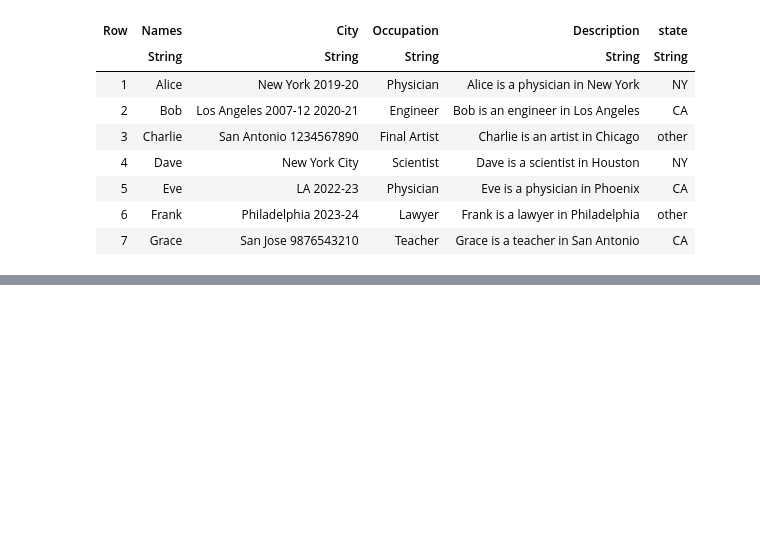
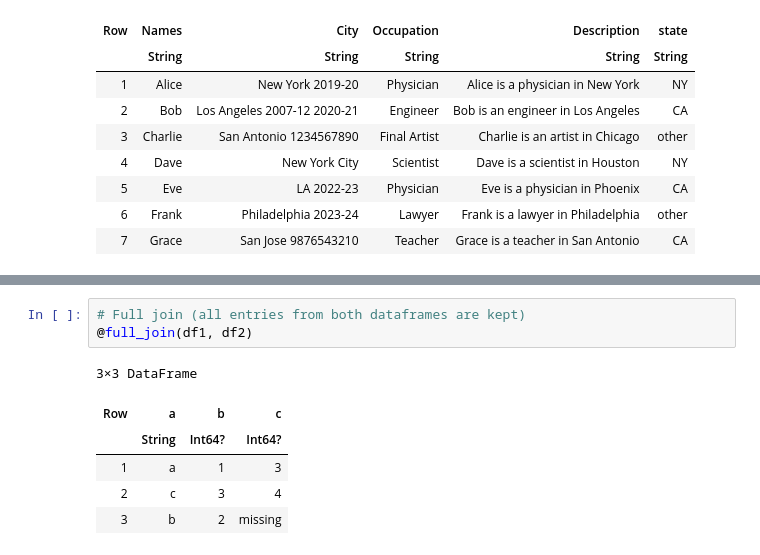
Before and after one commit to chlazaris/Julia_for_DS, a Jupyter notebook: Julia_Tidier.ipynb, the cells around one changed output, grey strips where cells are left out. Cells and saved outputs as stored; diff of their text form; blank space fills up the shorter version.

```diff
--- a/Julia_Tidier.ipynb
+++ b/Julia_Tidier.ipynb
@@ -580,0 +619,10 @@ end
+# %%
+# Full join (all entries from both dataframes are kept)
+@full_join(df1, df2)
+# %% [output]
+3×3 DataFrame
+| Row | a | b | c |
+|  | String | Int64? | Int64? |
+| 1 | a | 1 | 3 |
+| 2 | c | 3 | 4 |
+| 3 | b | 2 | missing |
```
Also changed, not shown: parts of 8 cells of this notebook.
